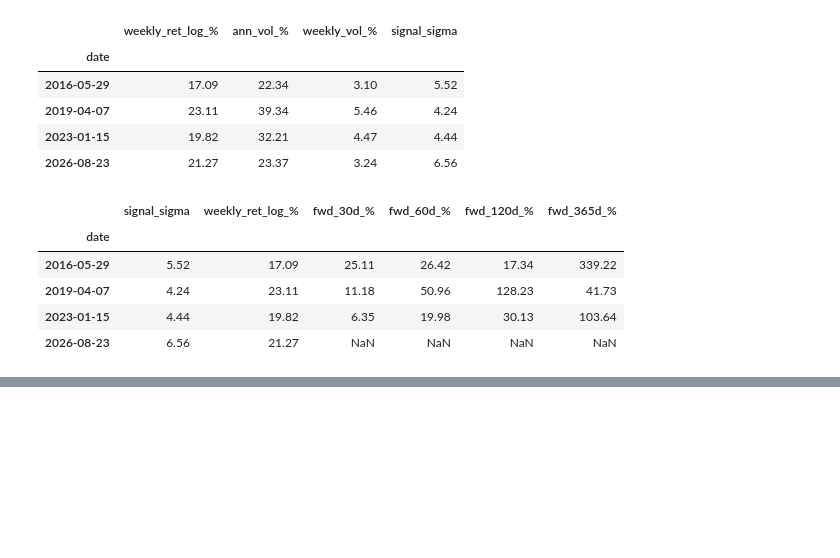
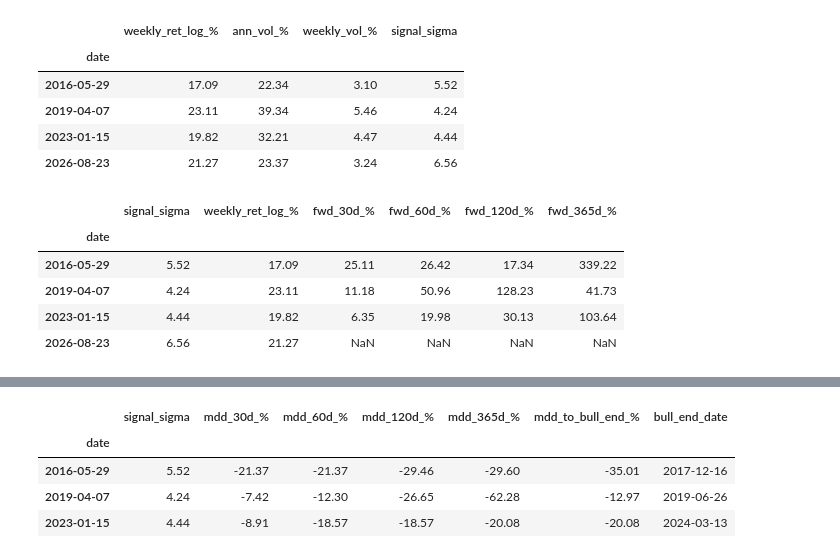
Before and after one commit to tingxuanp/nussif-crypto-proj, a Jupyter notebook: bull_cycle_analysis.ipynb, the cells around one changed output, grey strips where cells are left out. Cells and saved outputs as stored; diff of their text form; code cells hidden in the pictures; blank space fills up the shorter version.

```diff
--- a/bull_cycle_analysis.ipynb
+++ b/bull_cycle_analysis.ipynb
@@ -283,0 +290,55 @@ display(fwd_df)
+# %%
+# max drawdown analysis for each breakout event
+def max_drawdown(prices):
+    """Max peak-to-trough drawdown within a price series."""
+    if len(prices) < 2:
+        return np.nan
+    rolling_peak = prices.expanding().max()
+    dd = (prices - rolling_peak) / rolling_peak
+    return round(dd.min() * 100, 2)  # return as %
+
+# extract peak dates from Section 1 cycle detection
+peak_dates = sorted([p["date"] for p in pts if p["type"] == "peak"])
+
+def next_peak_after(date):
+    """Return the next bull market peak after a given date."""
+    future = [p for p in peak_dates if p > date]
+    return future[0] if future else None
+
+HORIZONS = [30, 60, 120, 365]
+rows = []
+for date in sig4_ema.index[:-1]:
+    ts  = pd.Timestamp(date)
+    ref = close.loc[:ts].iloc[-1]
+    row = {"date": ts, "signal_sigma": round(signal[date], 2)}
+
+    # dixed horizon MDD
+    for h in HORIZONS:
+        end = ts + pd.Timedelta(days=h)
+        if end > close.index[-1]:
+            row[f"mdd_{h}d_%"] = np.nan
+        else:
+            window = close.loc[ts:end]
+            row[f"mdd_{h}d_%"] = max_drawdown(window)
+
+    # MDD to end of bull market
+    peak = next_peak_after(ts)
+    if peak is None or peak > close.index[-1]:
+        row["mdd_to_bull_end_%"] = np.nan
+        row["bull_end_date"] = str(peak.date()) if peak else "—"
+    else:
+        window = close.loc[ts:peak]
+        row["mdd_to_bull_end_%"] = max_drawdown(window)
+        row["bull_end_date"] = str(peak.date())
+
+    rows.append(row)
+
+mdd_df = pd.DataFrame(rows).set_index("date")
+mdd_df.index = mdd_df.index.strftime("%Y-%m-%d")
+display(mdd_df)
+# %% [output]
+|  | signal_sigma | mdd_30d_% | mdd_60d_% | mdd_120d_% | mdd_365d_% | mdd_to_bull_end_% | bull_end_date |
+| date |  |  |  |  |  |  |  |
+| 2016-05-29 | 5.52 | -21.37 | -21.37 | -29.46 | -29.60 | -35.01 | 2017-12-16 |
+| 2019-04-07 | 4.24 | -7.42 | -12.30 | -26.65 | -62.28 | -12.97 | 2019-06-26 |
+| 2023-01-15 | 4.44 | -8.91 | -18.57 | -18.57 | -20.08 | -20.08 | 2024-03-13 |
```
Also changed, not shown: parts of 1 cell of this notebook.
